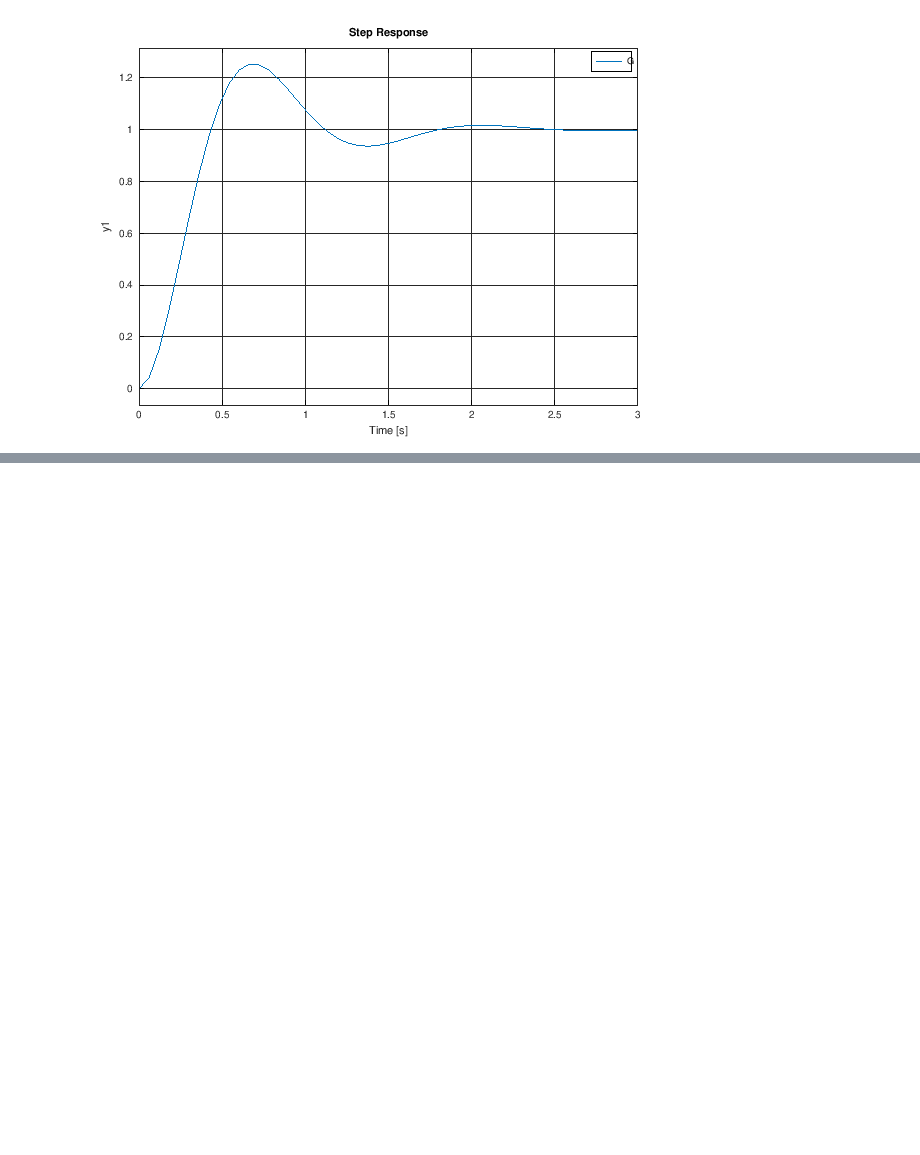
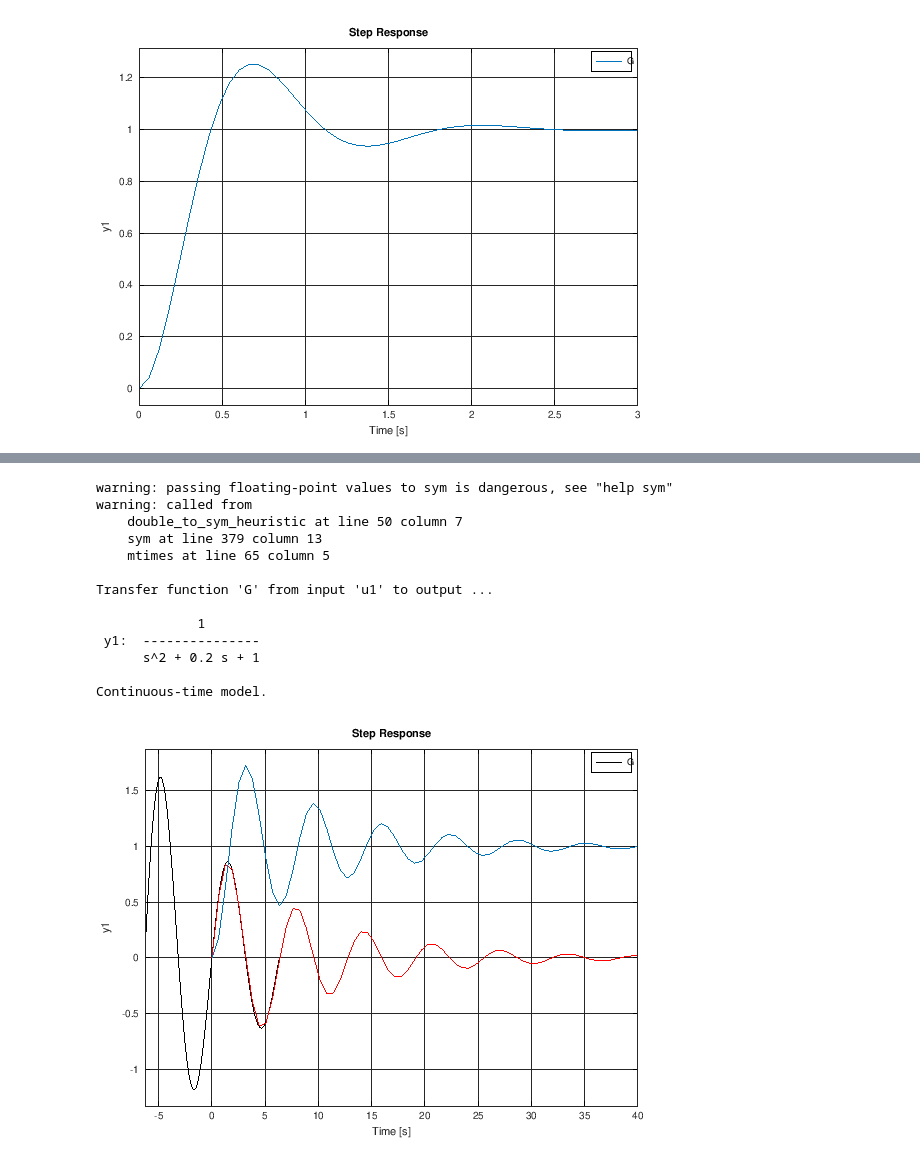
Before and after one commit to brandaogbs/2ele154, a Jupyter notebook: lista5/lista5.ipynb, the cells around one changed output, grey strips where cells are left out. Saved outputs shown, nothing was run; the diff lists cells and outputs as text; code cells hidden in the pictures; blank space fills up the shorter version.

```diff
--- a/lista5/lista5.ipynb
+++ b/lista5/lista5.ipynb
@@ -7,4 +7,11 @@ Guilherme Brandão da Silva
 pkg load control
 pkg load symbolic
 pkg load signal
+# %%
+% Function para Plotar a Inversa de Laplace (Simbólica)
+function plot_ilap(f, l)
+    p = ezplot(f);
+    axis(l);
+    set(p,'linewidth', 1, 'color', 'k');
+end;
 # %% [markdown]
@@ -38,0 +128,46 @@ ans =
+# %%
+% Variáveis Simbólicas
+syms s
+
+% Declaração da Função
+g = 1/(s^2 + 0.2*s + 1);
+
+g_step = g/s;
+
+% Cálculo da Inversa de Laplace
+g = ilaplace(g);
+g = simplify(g);
+
+g_step = ilaplace(g_step);
+g_step = simplify(g_step);
+
+% Plotando a Resposta da Função no Tempo
+plot_ilap(g, [0 40 -1 1])
+hold on;
+
+% plot_ilap(g_step, [0 40 -1 1])
+% hold on;
+
+% Função de Transferência do Sistema
+G = tf([1], [1 0.2 1])
+
+% Plotando a Análise da Outra Função
+impulse(G, 'r', 40)
+hold on;
+step(G, 40)
+hold on;
+# %% [output]
+warning: passing floating-point values to sym is dangerous, see "help sym"
+warning: called from
+    double_to_sym_heuristic at line 50 column 7
+    sym at line 379 column 13
+    mtimes at line 65 column 5
+
+Transfer function 'G' from input 'u1' to output ...
+
+             1
+ y1:  ---------------
+      s^2 + 0.2 s + 1
+
+Continuous-time model.
+[figure, added]
```
Also changed, not shown: parts of 19 cells of this notebook, 1 other file.
